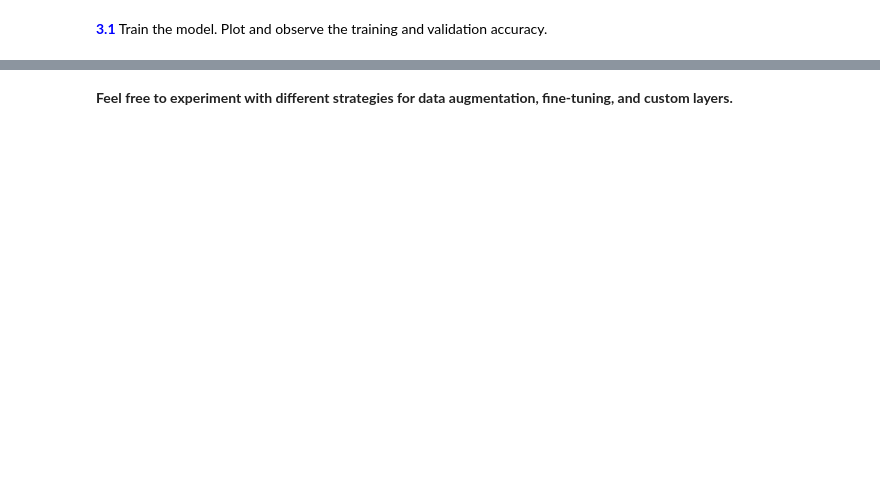
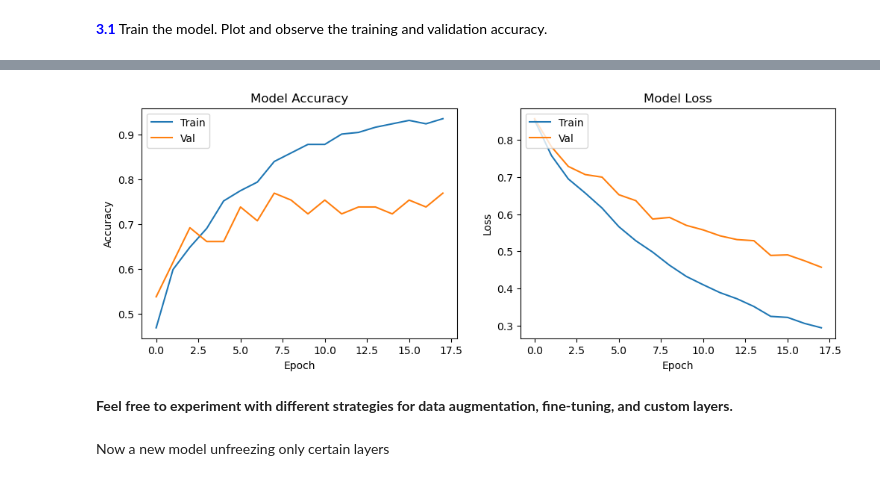
Before and after one commit to GNajeral/DEEP-LEARNING-TP, a Jupyter notebook: TP3/DEL_TP3_Convolutional_Neural_Network_vstudent-part2.ipynb, the cells around one changed output, grey strips where cells are left out. Cells and saved outputs as stored; diff of their text form; code cells hidden in the pictures; blank space fills up the shorter version.

```diff
--- a/TP3/DEL_TP3_Convolutional_Neural_Network_vstudent-part2.ipynb
+++ b/TP3/DEL_TP3_Convolutional_Neural_Network_vstudent-part2.ipynb
@@ -114,4 +302,17 @@ The crucial aspect is that the later layers capture finer details relevant to th
 
 Employing a smaller learning rate ensures smaller adjustments to better accommodate the specifics of the new dataset.
 # %%
-#TODO
+base_model.trainable = False
+
+# Unfreeze the last N layers
+N = 5  #Unfreeze the last 5 layers
+for layer in base_model.layers[-N:]:
+    layer.trainable = True
+
+x = base_model.output
+x = GlobalAveragePooling2D()(x)
+top_layer = Dense(2, activation='softmax')(x)
+
+model = Model(inputs=base_model.input, outputs=top_layer)
+
+model.summary()
@@ -118,4 +337,12 @@ Employing a smaller learning rate ensures smaller adjustments to better accommod
 # %% [markdown]
 <font color='blue'> **3.1** <font color='black'> Train the model. Plot and observe the training and validation accuracy.
 # %%
-#TODO
+model.compile(optimizer=Adam(learning_rate=0.00001), loss="binary_crossentropy", metrics=["accuracy"])
+
+# Train the model
+history = model.fit(
+    train_generator,
+    validation_data=validation_generator,
+    epochs=40,
+    callbacks=[checkpoint, early_stopping]
+)
@@ -122,2 +367,8 @@ Employing a smaller learning rate ensures smaller adjustments to better accommod
+# %%
+plot_things(history)
+# %% [output]
+[figure, added]
 # %% [markdown]
 **Feel free to experiment with different strategies for data augmentation, fine-tuning, and custom layers.**
+# %% [markdown]
+Now a new model unfreezing only certain layers
```
Also changed, not shown: parts of 14 cells of this notebook, 7 other files.
